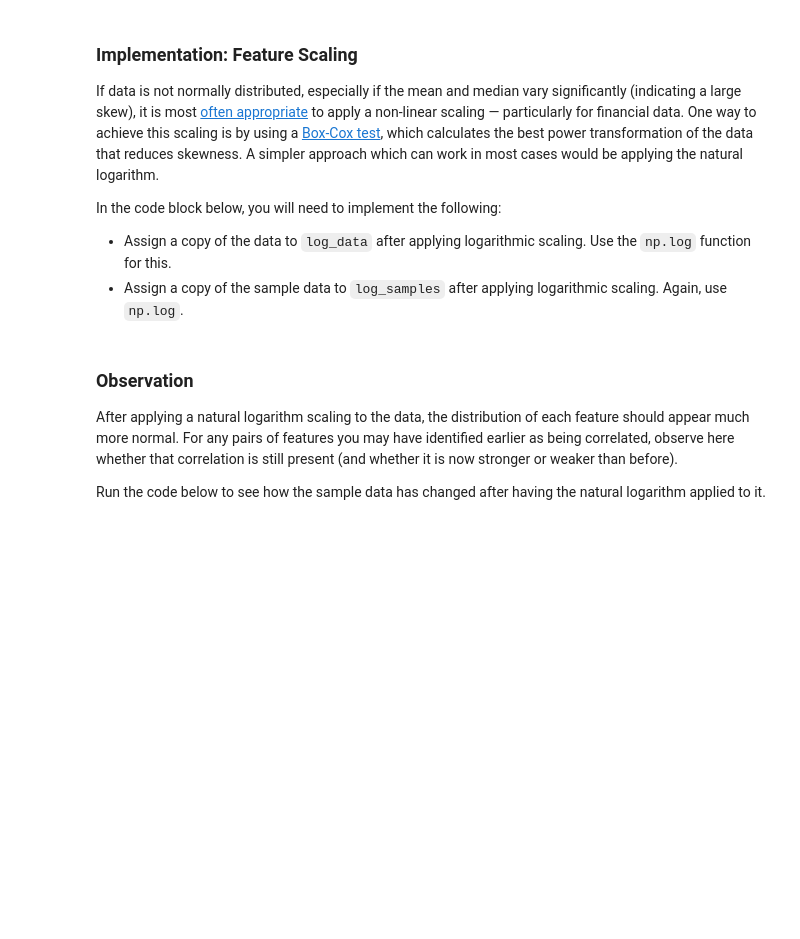
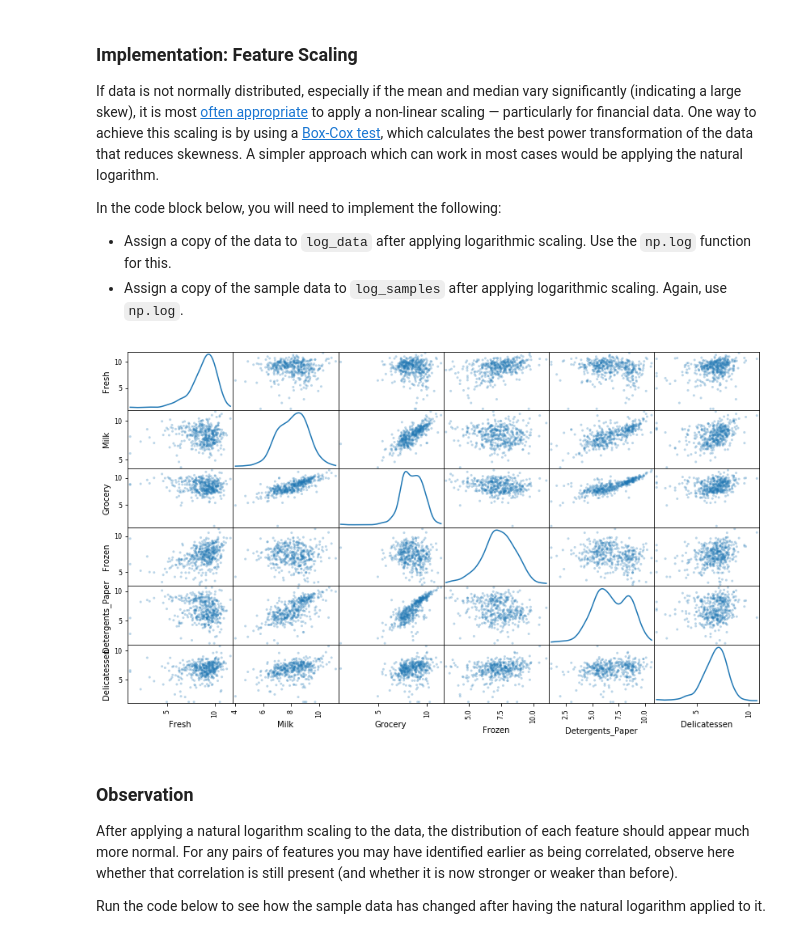
Before and after one commit to dundo-ret/udacity-data-science-foundation, a Jupyter notebook: customer_segments/customer_segments.ipynb, the cells around one changed output. Drawn from its saved outputs; the diff is of its cells as text; code cells hidden in the pictures; blank space fills up the shorter version.

```diff
--- a/customer_segments/customer_segments.ipynb
+++ b/customer_segments/customer_segments.ipynb
@@ -48,7 +69,7 @@ display(data.describe())
 To get a better understanding of the customers and how their data will transform through the analysis, it would be best to select a few sample data points and explore them in more detail. In the code block below, add **three** indices of your choice to the `indices` list which will represent the customers to track. It is suggested to try different sets of samples until you obtain customers that vary significantly from one another.
 # %%
 # TODO: Select three indices of your choice you wish to sample from the dataset
-indices = []
+indices = [0,2,47]
 
 # Create a DataFrame of the chosen samples
 samples = pd.DataFrame(data.loc[indices], columns = data.keys()).reset_index(drop = True)
@@ -132,13 +192,15 @@ In the code block below, you will need to implement the following:
  - Assign a copy of the sample data to `log_samples` after applying logarithmic scaling. Again, use `np.log`.
 # %%
 # TODO: Scale the data using the natural logarithm
-log_data = None
+log_data = np.log(data)
 
 # TODO: Scale the sample data using the natural logarithm
-log_samples = None
+log_samples = np.log(samples)
 
 # Produce a scatter matrix for each pair of newly-transformed features
 pd.scatter_matrix(log_data, alpha = 0.3, figsize = (14,8), diagonal = 'kde');
+# %% [output]
+[figure, added]
 # %% [markdown]
 ### Observation
 After applying a natural logarithm scaling to the data, the distribution of each feature should appear much more normal. For any pairs of features you may have identified earlier as being correlated, observe here whether that correlation is still present (and whether it is now stronger or weaker than before).
```
Also changed, not shown: parts of 43 cells of this notebook, 1 other file.
